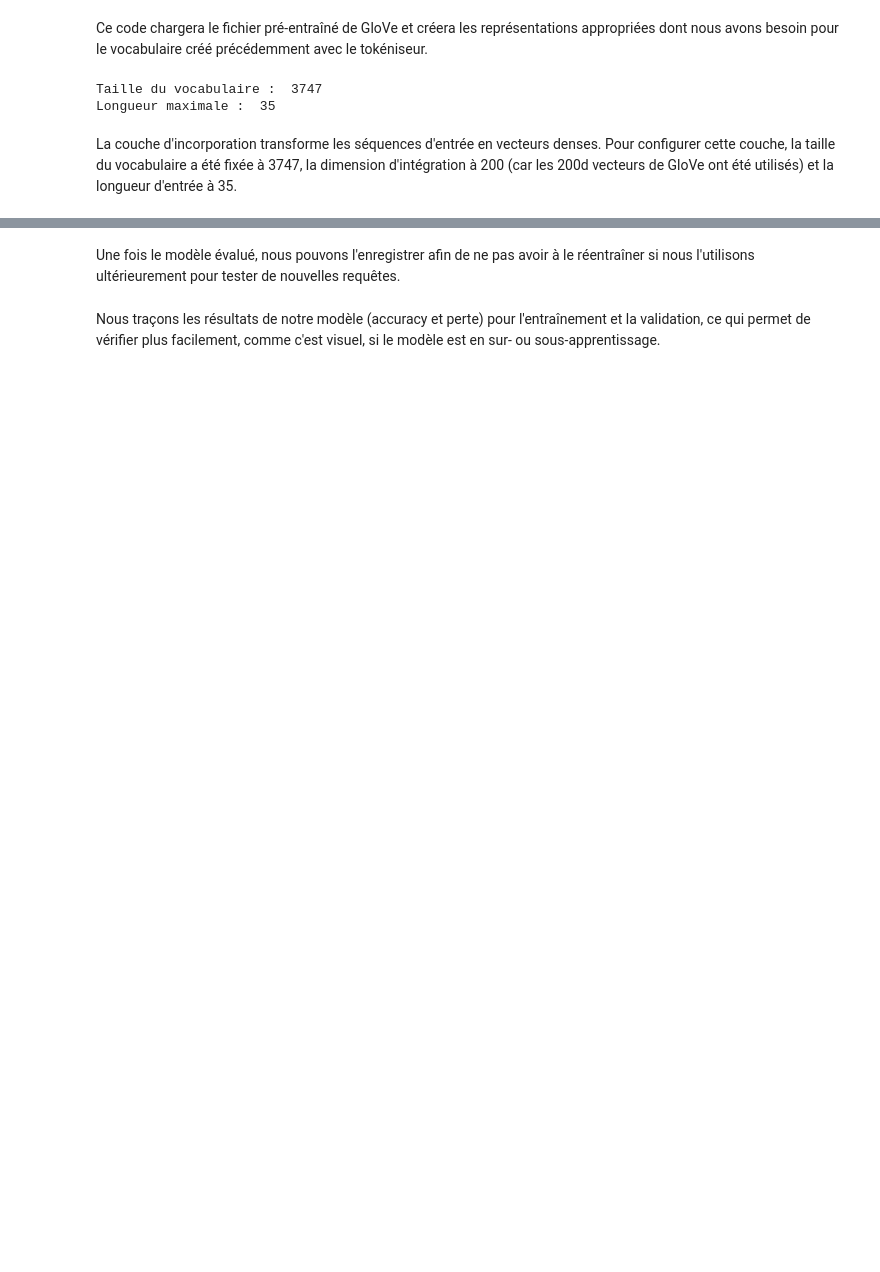
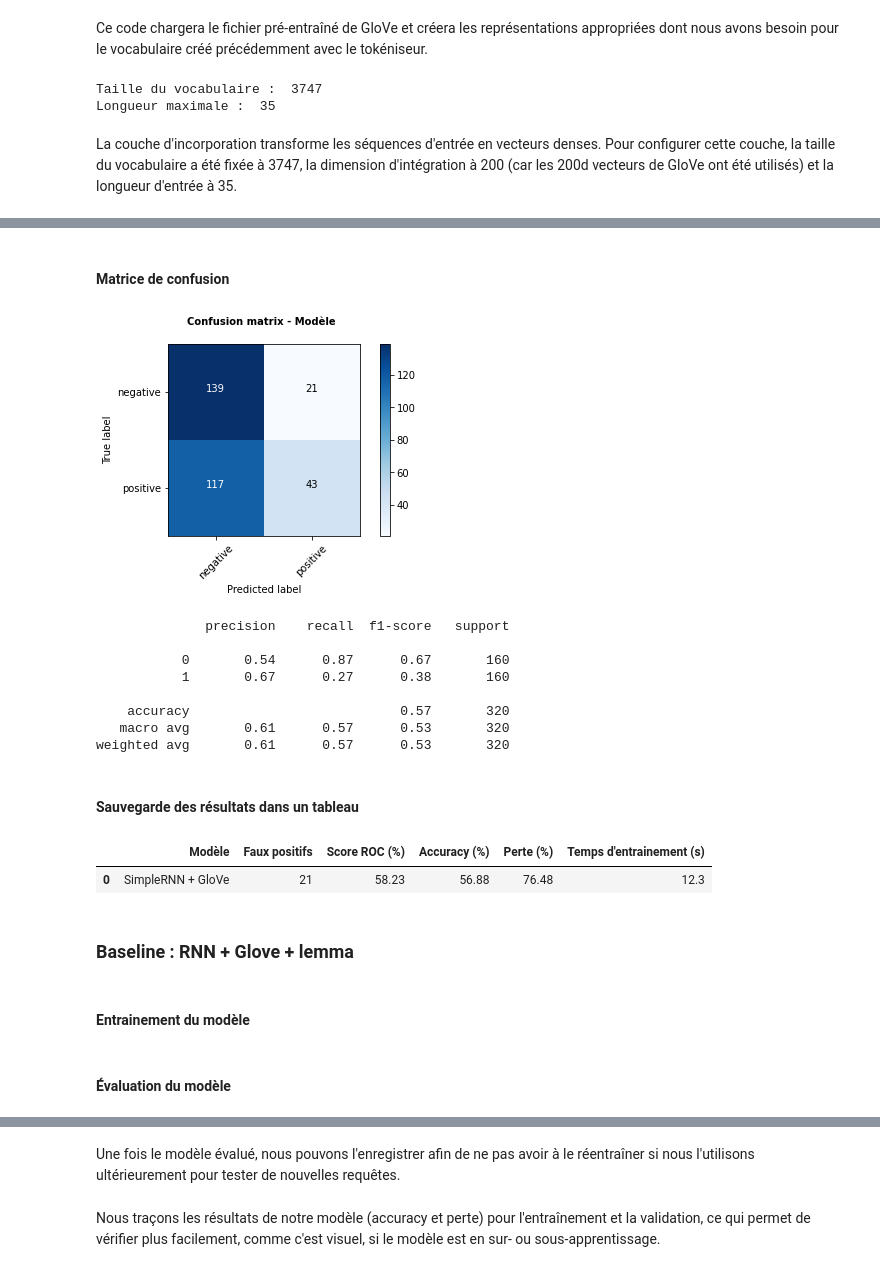
Before and after one commit to Abdess/air_paradis, a Jupyter notebook: P7_01_modèlesurmesure.ipynb, the cells around one changed output, grey strips where cells are left out. Cells and saved outputs as stored; diff of their text form; code cells hidden in the pictures; blank space fills up the shorter version.

```diff
--- a/P7_01_modèlesurmesure.ipynb
+++ b/P7_01_modèlesurmesure.ipynb
@@ -310,0 +546,47 @@ embedding_layer = Embedding(vocab_size,
+# %% [markdown]
+#### Matrice de confusion
+# %%
+plot_confusion_matrix(model_baseline, x_test, y_test)
+# %% [output]
+[figure, added]
+              precision    recall  f1-score   support
+
+           0       0.54      0.87      0.67       160
+           1       0.67      0.27      0.38       160
+
+    accuracy                           0.57       320
+   macro avg       0.61      0.57      0.53       320
+weighted avg       0.61      0.57      0.53       320
+# %% [markdown]
+#### Sauvegarde des résultats dans un tableau
+# %%
+# Sauvegarde des résultats
+model_results = []
+
+# Dictionnaire
+model_results.append({
+    'Modèle':
+    'SimpleRNN + GloVe',
+    'Faux positifs':
+    '{:0.0f}'.format(evaluation_baseline[3]),
+    'Score ROC (%)':
+    '{:0.2f}'.format(evaluation_baseline[2] * 100),
+    'Accuracy (%)':
+    '{:0.2f}'.format(evaluation_baseline[1] * 100),
+    'Perte (%)':
+    '{:0.2f}'.format(evaluation_baseline[0] * 100),
+    "Temps d'entrainement (s)":
+    "{:0.1f}".format(fit_time)
+})
+
+# Enregistrement
+model_history = pd.DataFrame.from_records(model_results)
+model_history.to_csv('data/clean/resultat.csv', index=False)
+model_history
+# %% [output]
+|  | Modèle | Faux positifs | Score ROC (%) | Accuracy (%) | Perte (%) | Temps d'entrainement (s) |
+| 0 | SimpleRNN + GloVe | 21 | 58.23 | 56.88 | 76.48 | 12.3 |
+# %% [markdown]
+### Baseline : RNN + Glove + lemma
+# %% [markdown]
+#### Entrainement du modèle
@@ -310,0 +607,2 @@ embedding_layer = Embedding(vocab_size,
+# %% [markdown]
+#### Évaluation du modèle
```
Also changed, not shown: parts of 198 cells of this notebook, 43 other files.
